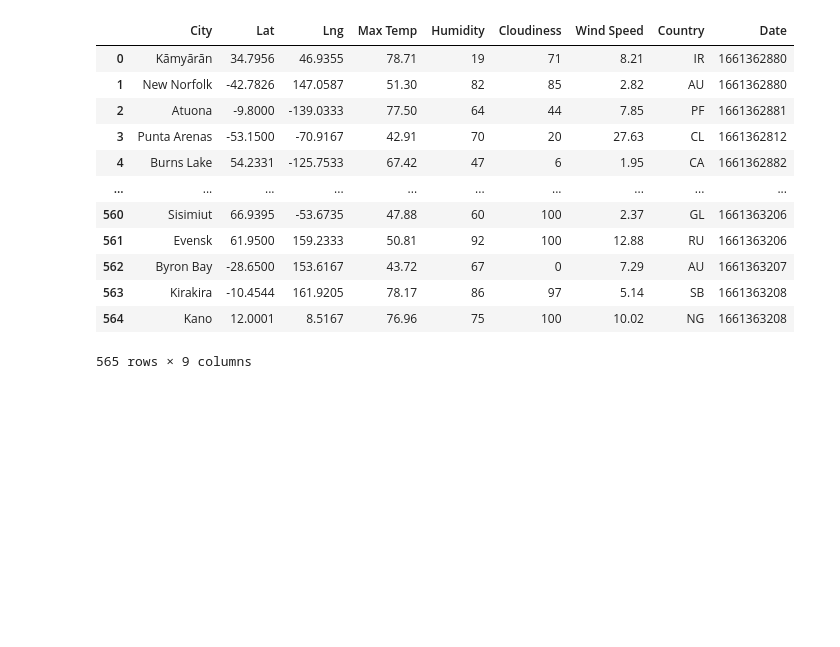
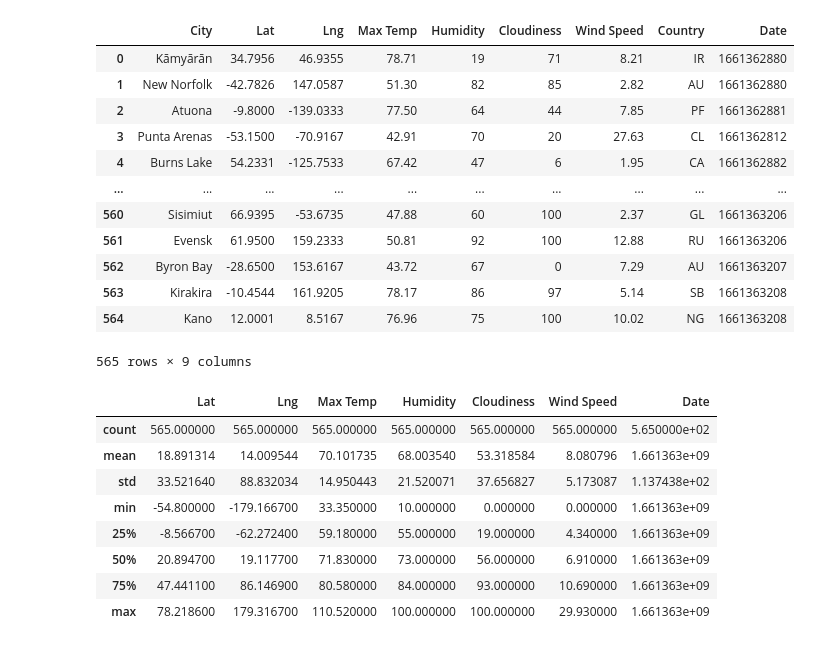
Before and after one commit to bdub99/Geographical-Weather-Analysis, a Jupyter notebook: WeatherPy/weather.ipynb, the cells around one changed output. Saved outputs shown, nothing was run; the diff lists cells and outputs as text; code cells hidden in the pictures; blank space fills up the shorter version.

```diff
--- a/WeatherPy/weather.ipynb
+++ b/WeatherPy/weather.ipynb
@@ -127,0 +132,13 @@ weather_df
+# %%
+# Preform analysis of data
+weather_df.describe()
+# %% [output]
+|  | Lat | Lng | Max Temp | Humidity | Cloudiness | Wind Speed | Date |
+| count | 565.000000 | 565.000000 | 565.000000 | 565.000000 | 565.000000 | 565.000000 | 5.650000e+02 |
+| mean | 18.891314 | 14.009544 | 70.101735 | 68.003540 | 53.318584 | 8.080796 | 1.661363e+09 |
+| std | 33.521640 | 88.832034 | 14.950443 | 21.520071 | 37.656827 | 5.173087 | 1.137438e+02 |
+| min | -54.800000 | -179.166700 | 33.350000 | 10.000000 | 0.000000 | 0.000000 | 1.661363e+09 |
+| 25% | -8.566700 | -62.272400 | 59.180000 | 55.000000 | 19.000000 | 4.340000 | 1.661363e+09 |
+| 50% | 20.894700 | 19.117700 | 71.830000 | 73.000000 | 56.000000 | 6.910000 | 1.661363e+09 |
+| 75% | 47.441100 | 86.146900 | 80.580000 | 84.000000 | 93.000000 | 10.690000 | 1.661363e+09 |
+| max | 78.218600 | 179.316700 | 110.520000 | 100.000000 | 100.000000 | 29.930000 | 1.661363e+09 |
```
Also changed, not shown: parts of 10 cells of this notebook, 4 other files.
